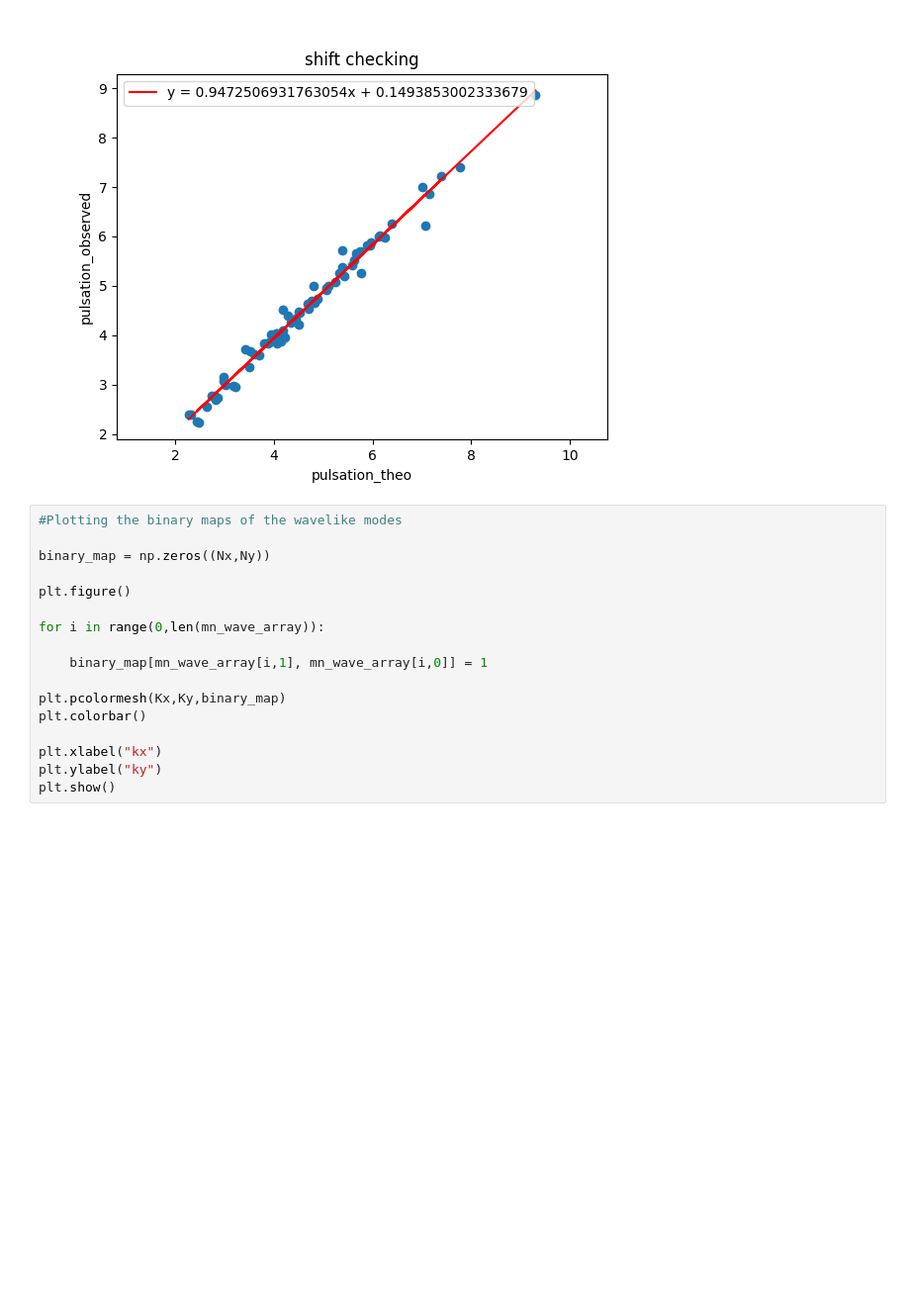
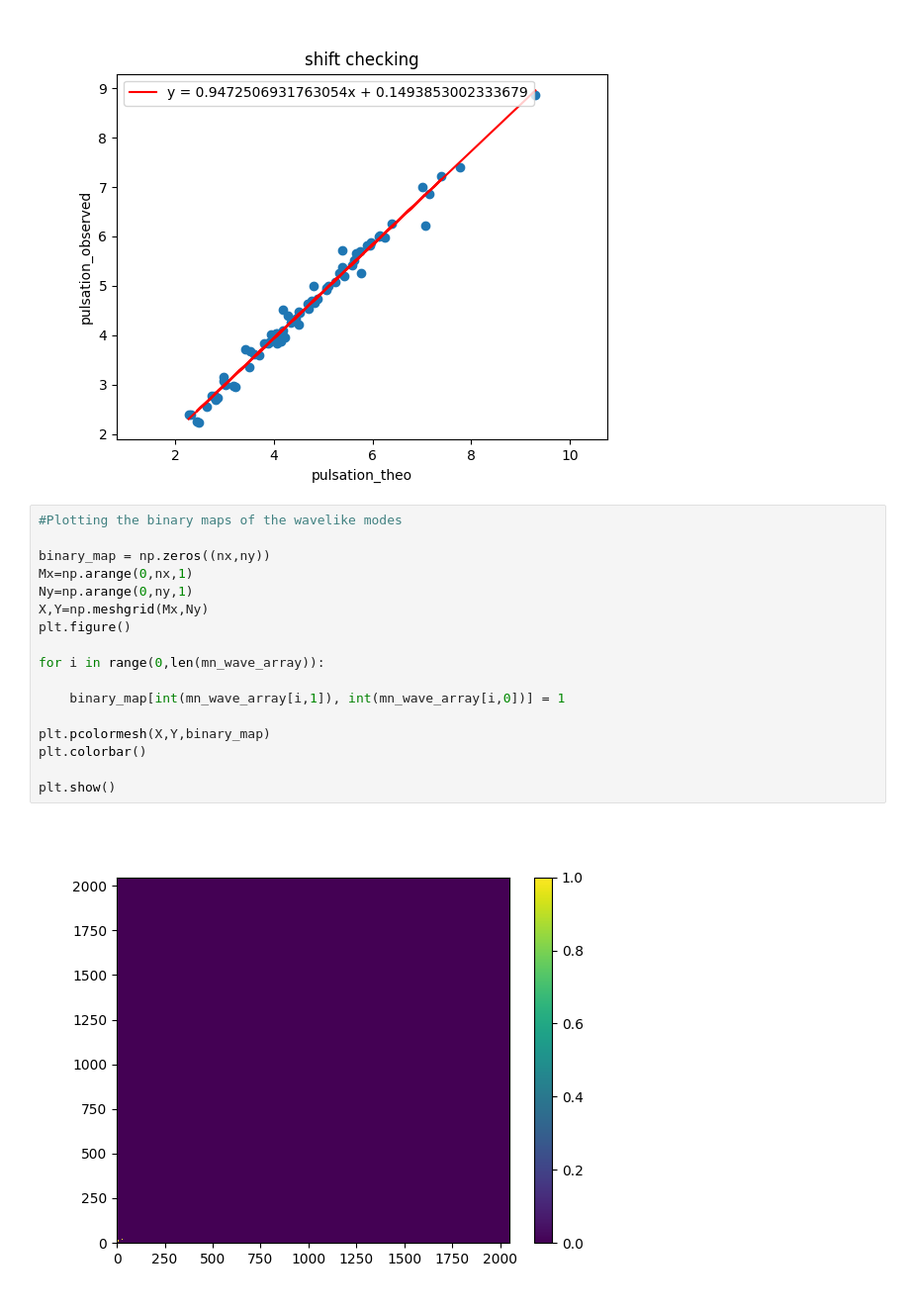
Before and after one commit to LennardMiller/Stage_M2, a Jupyter notebook: Basin Mode Projection/Rossby_diag_closed_case.ipynb, the cells around one changed output. Shown at 99% size. Cells and saved outputs as stored; diff of their text form; blank space fills up the shorter version.

```diff
--- a/Basin Mode Projection/Rossby_diag_closed_case.ipynb
+++ b/Basin Mode Projection/Rossby_diag_closed_case.ipynb
@@ -295,17 +296,19 @@ plt.show()
 # %%
 #Plotting the binary maps of the wavelike modes
 
-binary_map = np.zeros((Nx,Ny))
-
+binary_map = np.zeros((nx,ny))
+Mx=np.arange(0,nx,1)
+Ny=np.arange(0,ny,1)
+X,Y=np.meshgrid(Mx,Ny)
 plt.figure()
 
 for i in range(0,len(mn_wave_array)):
 
-    binary_map[mn_wave_array[i,1], mn_wave_array[i,0]] = 1
+    binary_map[int(mn_wave_array[i,1]), int(mn_wave_array[i,0])] = 1
 
-plt.pcolormesh(Kx,Ky,binary_map)
+plt.pcolormesh(X,Y,binary_map)
 plt.colorbar()
 
-plt.xlabel("kx")
-plt.ylabel("ky")
 plt.show()
+# %% [output]
+[figure, added]
```
Also changed, not shown: parts of 1 cell of this notebook.
